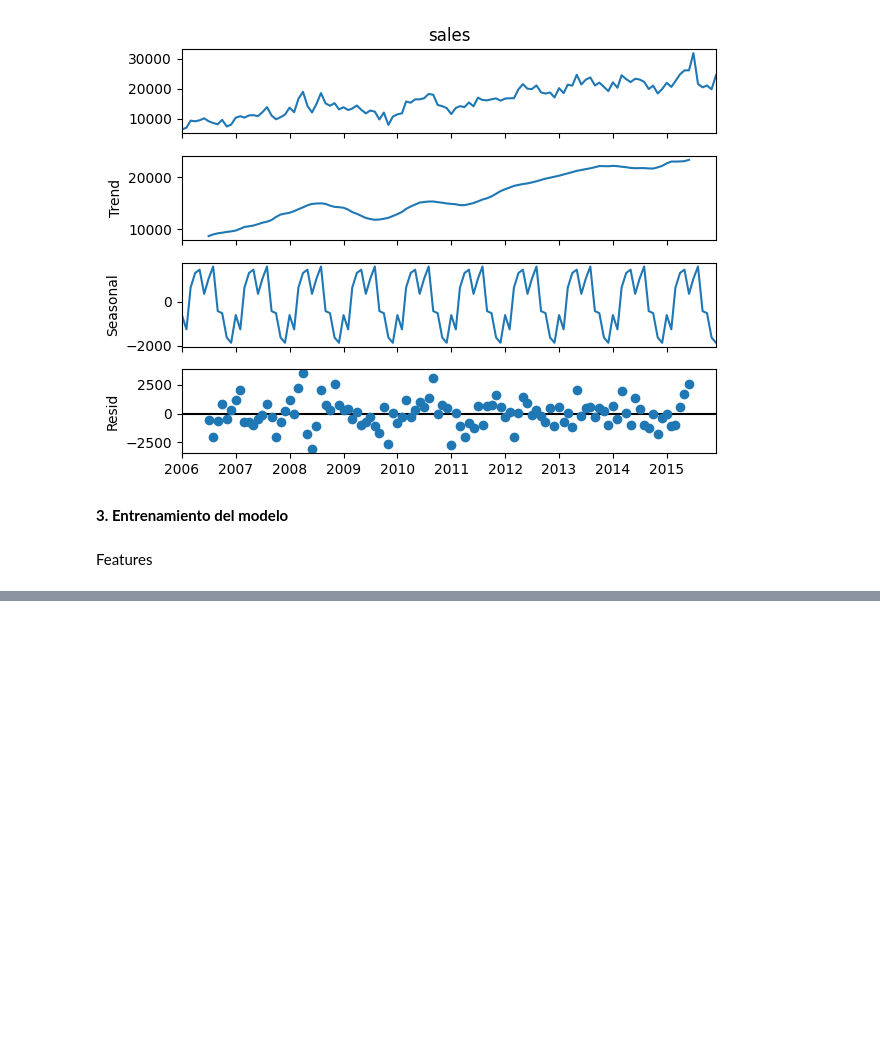
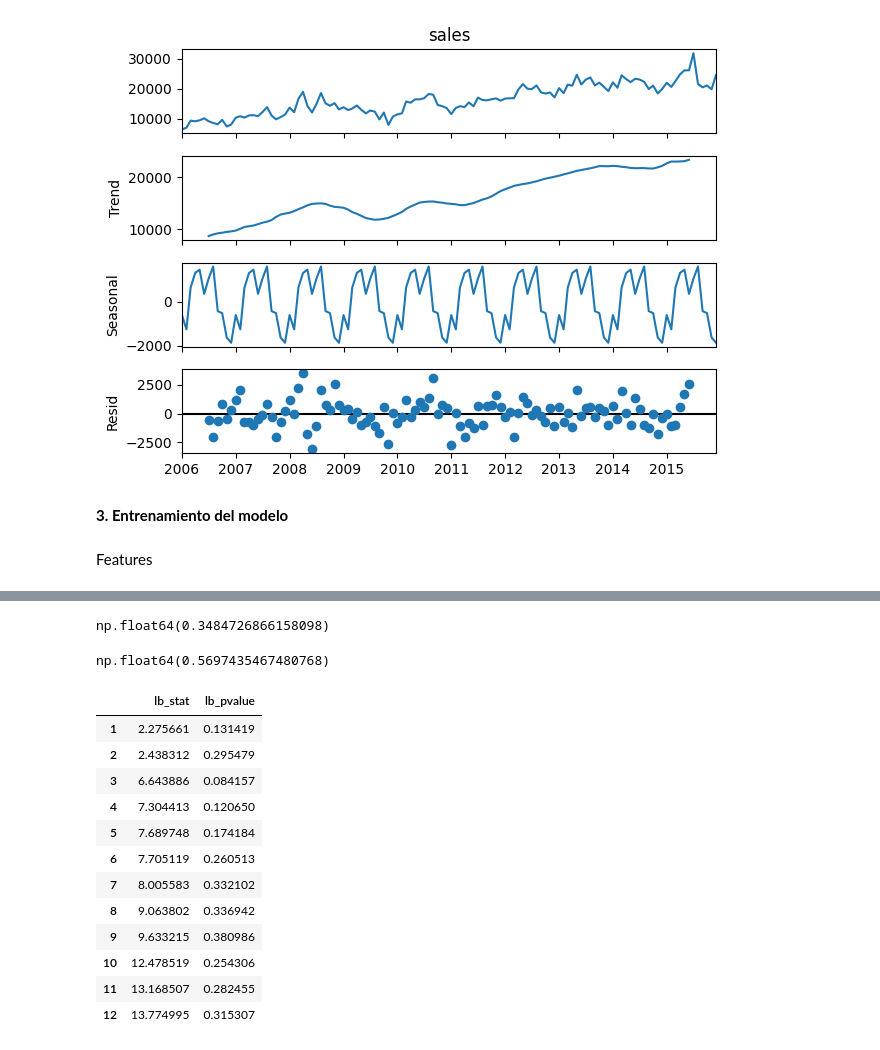
Before and after one commit to auzaluis/upsa_mod_202601, a Jupyter notebook: forecasting/script_forecasting.ipynb, the cells around one changed output, grey strips where cells are left out. Cells and saved outputs as stored; diff of their text form; code cells hidden in the pictures; blank space fills up the shorter version.

```diff
--- a/forecasting/script_forecasting.ipynb
+++ b/forecasting/script_forecasting.ipynb
@@ -115,0 +163,2 @@ Notes:
+# %%
+residuals = model.resid
@@ -115,0 +170,32 @@ Notes:
+# %%
+# Normalidad: Shapiro-Wilk (pvalue > 0.05)
+from scipy.stats import shapiro
+shapiro_stat, shapiro_pvalue = shapiro(residuals)
+shapiro_pvalue
+# %% [output]
+np.float64(0.3484726866158098)
+# %%
+# Homocedasticidad: Breusch-Pagan (pvalue > 0.05)
+from statsmodels.stats.diagnostic import het_breuschpagan
+_, pvalue, _, _ = het_breuschpagan(residuals, model.model.exog)
+pvalue
+# %% [output]
+np.float64(0.5697435467480768)
+# %%
+# Autocorrelación
+from statsmodels.stats.diagnostic import acorr_ljungbox
+acorr_ljungbox(residuals, lags=12)
+# %% [output]
+|  | lb_stat | lb_pvalue |
+| 1 | 2.275661 | 0.131419 |
+| 2 | 2.438312 | 0.295479 |
+| 3 | 6.643886 | 0.084157 |
+| 4 | 7.304413 | 0.120650 |
+| 5 | 7.689748 | 0.174184 |
+| 6 | 7.705119 | 0.260513 |
+| 7 | 8.005583 | 0.332102 |
+| 8 | 9.063802 | 0.336942 |
+| 9 | 9.633215 | 0.380986 |
+| 10 | 12.478519 | 0.254306 |
+| 11 | 13.168507 | 0.282455 |
+| 12 | 13.774995 | 0.315307 |
```
Also changed, not shown: parts of 12 cells of this notebook.
